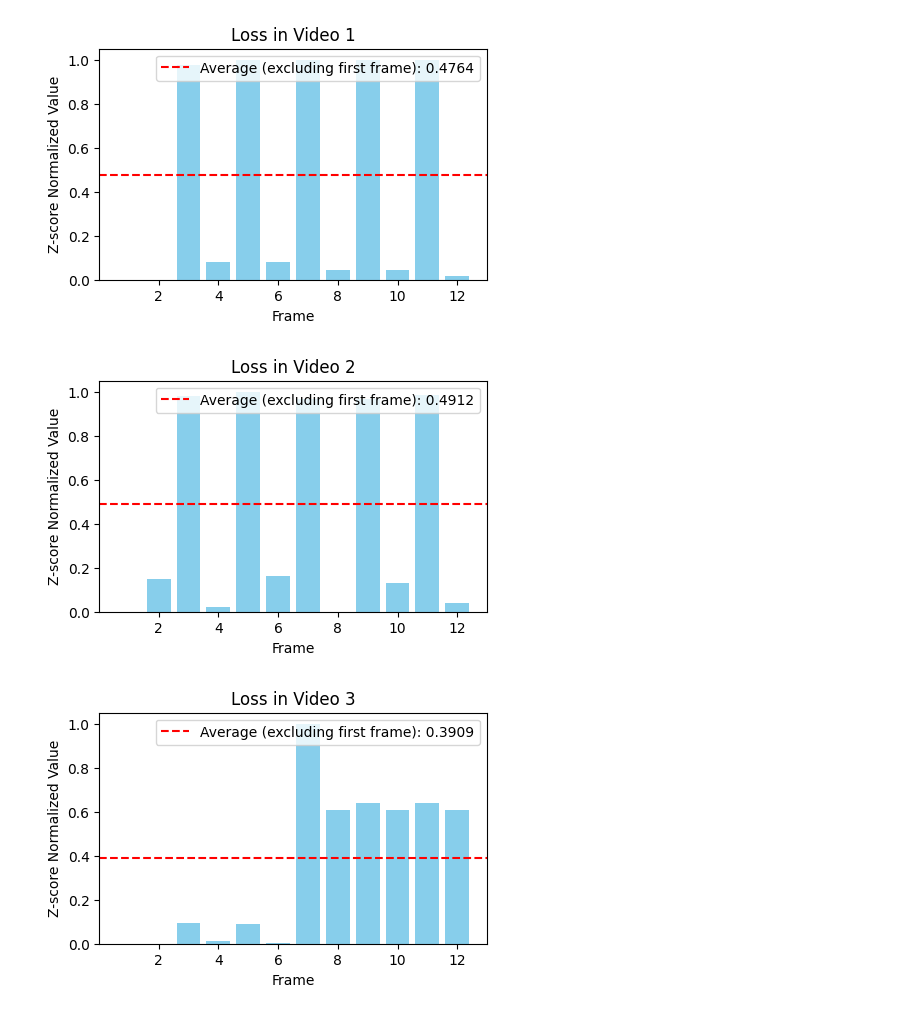
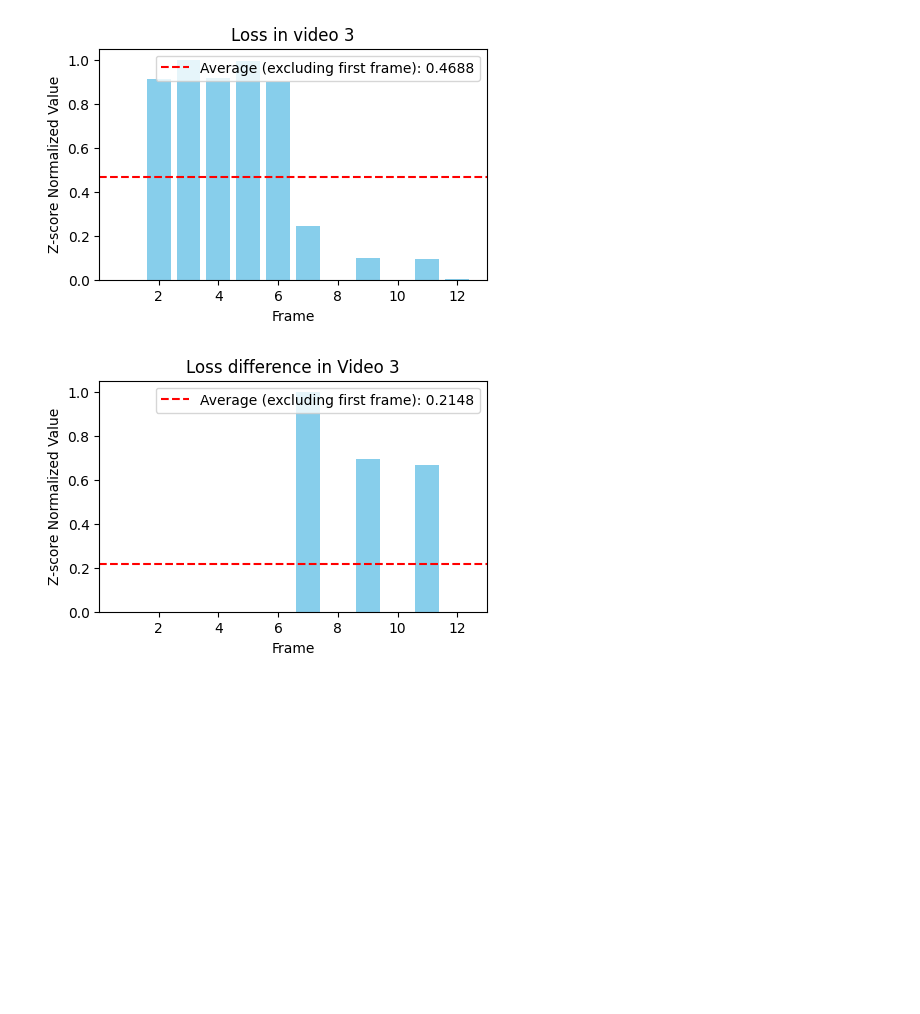
Before and after one commit to ac-freeman/GSVC, a Jupyter notebook: exp/GMM_exp2/draw.ipynb, the cells around one changed output. Saved outputs shown, nothing was run; the diff lists cells and outputs as text; code cells hidden in the pictures; blank space fills up the shorter version.

```diff
--- a/exp/GMM_exp2/draw.ipynb
+++ b/exp/GMM_exp2/draw.ipynb
@@ -5,9 +5,8 @@ import numpy as np
 
 # 文件路径和标题映射
 file_info = {
-    "loss_list.txt": "Loss in Video 1",
-    "loss_list2.txt": "Loss in Video 2",
-    "loss_list3.txt": "Loss in Video 3"
+    "V1_loss_list.txt": "Loss in video 3",
+    "V2_loss_list.txt": "Loss difference in Video 3",
 }
 
 # 定义一个函数读取文件并返回帧数和对应的数值列表
@@ -48,9 +46,8 @@ import numpy as np
 
 # 文件路径和标题映射
 file_info = {
-    "loss_list.txt": "Loss in Video 1",
-    "loss_list2.txt": "Loss in Video 2",
-    "loss_list3.txt": "Loss in Video 3"
+    "V1_loss_list.txt": "Loss in video 3",
+    "V2_loss_list.txt": "Loss difference in Video 3",
 }
 
 # 定义一个函数读取文件并返回帧数和 z-score 标准化后的值列表（保持第一帧不变）
@@ -63,36 +60,35 @@ def read_file_and_zscore(file_path):
             if len(parts) == 2:
                 frame = int(parts[0].replace("Frame ", ""))
                 value = float(parts[1])
                 frames.append(frame)
                 values.append(value)
 
     # 计算最小值和最大值（不包括第一帧）
     values_to_normalize = values[1:]
     min_value = np.min(values_to_normalize)
     max_value = np.max(values_to_normalize)
 
     # 计算 Min-Max 标准化后的值，将范围限制在 0 到 1
     normalized_values = [values[0]] + [(v - min_value) / (max_value - min_value) for v in values_to_normalize]
 
     return frames, normalized_values
 
 # 绘制每个文件的柱状图
 for file_path, title in file_info.items():
     frames, values = read_file_and_zscore(file_path)
     avg_value = np.mean(values[1:])  # 计算标准化后的平均值，不包括第一帧
 
     plt.figure(figsize=(5, 3))
     plt.bar(frames, values, color='skyblue')
     plt.axhline(y=avg_value, color='red', linestyle='--', label=f'Average (excluding first frame): {avg_value:.4f}')
     plt.xlabel("Frame")
     plt.ylabel("Z-score Normalized Value")
     plt.title(title)
     plt.legend()
     plt.show()
 # %% [output]
-[figure, old version]
+[figure, new version]
-[figure, old version]
+[figure, new version]
-[figure, removed]
 # %%
 import os
 import matplotlib.pyplot as plt
```
Also changed, not shown: parts of 3 cells of this notebook, 8 other files.
